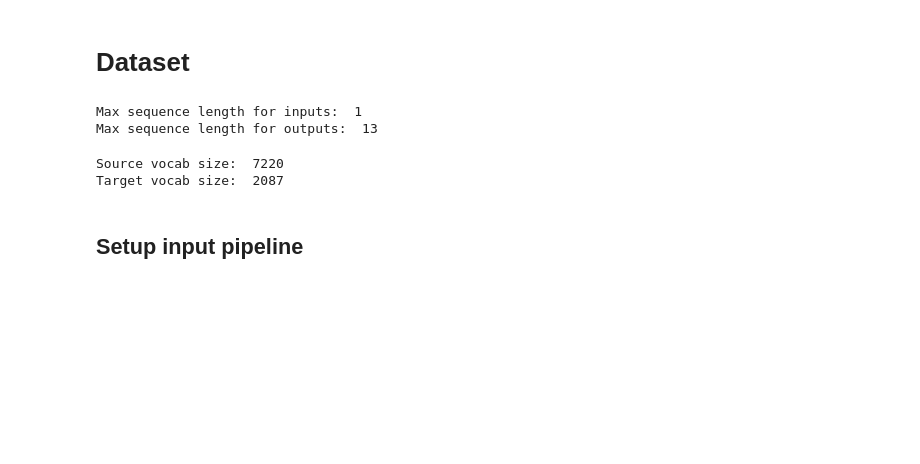
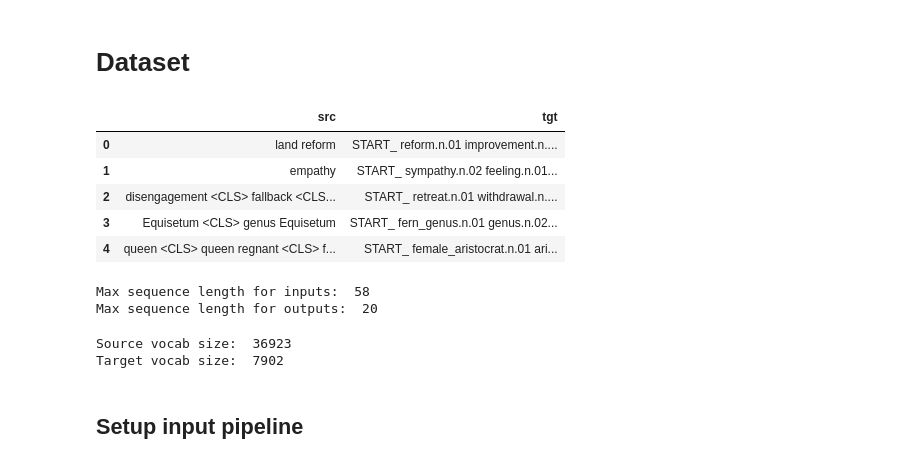
Before and after one commit to palette-knife25/hypernymy-transformer, a Jupyter notebook: transformer.ipynb, the cells around one changed output. Saved outputs shown, nothing was run; the diff lists cells and outputs as text; code cells hidden in the pictures; blank space fills up the shorter version.

```diff
--- a/transformer.ipynb
+++ b/transformer.ipynb
@@ -53,7 +53,7 @@ def load_dict_from_json(filename):
     return data
 
 
-def load_data(filename, numlines=None, optional_processing=False, revert_tgt=False):#50000):
+def load_data(filename, numlines=None, optional_processing=False, revert_tgt=False, drop_cls=True):
     """ filename: either str (name of file; the file must be a list of pairs
         in the form src \t tgt) or tuple (src, tgt).
 
@@ -64,7 +64,6 @@ def load_data(filename, numlines=None, optional_processing=False, revert_tgt=Fal
             - remove punctuation
 
     """
-    #filename = 'data-text/fra.txt'
     if isinstance(filename,str):
         lines = pd.read_table(filename, names=['src', 'tgt'])
         #print("Number of samples used from "+filename+": ",str(len(lines)) )
@@ -90,6 +89,10 @@ def load_data(filename, numlines=None, optional_processing=False, revert_tgt=Fal
 
     if revert_tgt:
         lines.tgt = lines.tgt.apply(lambda x : " ".join(x.split()[::-1]))
+
+    if drop_cls:
+        lines.src = lines.src.apply(lambda x : x.replace("<CLS> ", ""))
+
     lines.tgt = lines.tgt.apply(lambda x : 'START_ '+ x + ' _END')
 
     return lines
@@ -154,9 +157,6 @@ def prepare_data(lines):
             if word not in all_src_words:
                 all_src_words.add(word)
 
-    if 'START_' in all_src_words:
-        print(0)
-
     all_tgt_words=set()
     for tgt in lines.tgt:
         for word in tgt.split():
@@ -164,7 +164,7 @@ def prepare_data(lines):
                 all_tgt_words.add(word)
     all_tgt_words = all_tgt_words - {'START_'}
 
-    input_words = sorted(list(all_src_words))
+    input_words = ["PAD"]+sorted(list(all_src_words))
     target_words = ["PAD", 'START_']+sorted(list(all_tgt_words))
 
     #NOTE: want the first entry (0th) to correspond to the start symbol
@@ -262,28 +277,35 @@ logging.getLogger('tensorflow').setLevel(logging.DEBUG)  # suppress warnings
 # %%
-training_data_path_src = "./colab_data/verbs/src-path-train.txt"
-training_data_path_tgt = "./colab_data/verbs/tgt-path-train.txt"
-validation_data_path_src = "./colab_data/verbs/src-path-valid.txt"
-validation_data_path_tgt = "./colab_data/verbs/tgt-path-valid.txt"
-test_data_path_src = "./colab_data/verbs/src-path-test.txt"
-test_data_path_tgt = "./colab_data/verbs/tgt-path-test.txt"
-src_emb_file = "./colab_data/ft-embs-all-lower.vec"
+training_data_path_src = "./WN18RR-hp/noun/src-path-train-lemmas.txt"
+training_data_path_tgt = "./WN18RR-hp/noun/tgt-path-train.txt"
+validation_data_path_src = "./WN18RR-hp/noun/src-path-valid-lemmas.txt"
+validation_data_path_tgt = "./WN18RR-hp/noun/tgt-path-valid.txt"
+test_data_path_src = "./WN18RR-hp/noun/src-path-test-lemmas.txt"
+test_data_path_tgt = "./WN18RR-hp/noun/tgt-path-test.txt"
+src_emb_file = "./WN18RR-hp/all_lemmas_fasttext_cased.txt"
 tgt_emb_file = "./colab_data/ft-embs-all-lower.vec"
 # %%
 embedding_size = 300
 num_samples_train = None
 num_samples_val = None
 # %%
-train_data = load_data((training_data_path_src, training_data_path_tgt), numlines=num_samples_train, revert_tgt=True)
-val_data = load_data((validation_data_path_src, validation_data_path_tgt), numlines=num_samples_val, revert_tgt=True)
-test_data = load_data((test_data_path_src, test_data_path_tgt), numlines=num_samples_val, revert_tgt=True)
+train_data = load_data((training_data_path_src, training_data_path_tgt), numlines=num_samples_train, revert_tgt=True, drop_cls=False)
+val_data = load_data((validation_data_path_src, validation_data_path_tgt), numlines=num_samples_val, revert_tgt=True, drop_cls=False)
+test_data = load_data((test_data_path_src, test_data_path_tgt), numlines=num_samples_val, revert_tgt=True, drop_cls=False)
 
-#train_and_val = pd.concat([train_data, val_data], ignore_index=True)
 train_and_val_and_test = pd.concat([train_data, val_data, test_data], ignore_index=True)
+train_and_val_and_test[:5]
+# %% [output]
+|  | src | tgt |
+| 0 | land reform | START_ reform.n.01 improvement.n.... |
+| 1 | empathy | START_ sympathy.n.02 feeling.n.01... |
+| 2 | disengagement <CLS> fallback <CLS... | START_ retreat.n.01 withdrawal.n.... |
+| 3 | Equisetum <CLS> genus Equisetum | START_ fern_genus.n.01 genus.n.02... |
+| 4 | queen <CLS> queen regnant <CLS> f... | START_ female_aristocrat.n.01 ari... |
 # %%
 max_source_sentence_length, max_target_sentence_length = get_max_sentence_lengths(train_and_val_and_test)
 # %% [output]
-Max sequence length for inputs:  1
-Max sequence length for outputs:  13
+Max sequence length for inputs:  58
+Max sequence length for outputs:  20
 # %%
 input_w2i, target_w2i = prepare_data(train_and_val_and_test)
 target_i2w = dict((i, word) for word,i in target_w2i.items())
@@ -308,8 +330,8 @@ if tgt_emb_file is not None:
 else:
     emb_matrix_tgt = None
 # %% [output]
-Source vocab size:  7220
-Target vocab size:  2087
+Source vocab size:  36923
+Target vocab size:  7902
 # %%
 def get_token_to_ind_arrays(input_w2i, target_w2i, max_source_sentence, max_target_sentence, lines):
 
```
Also changed, not shown: parts of 19 cells of this notebook.
